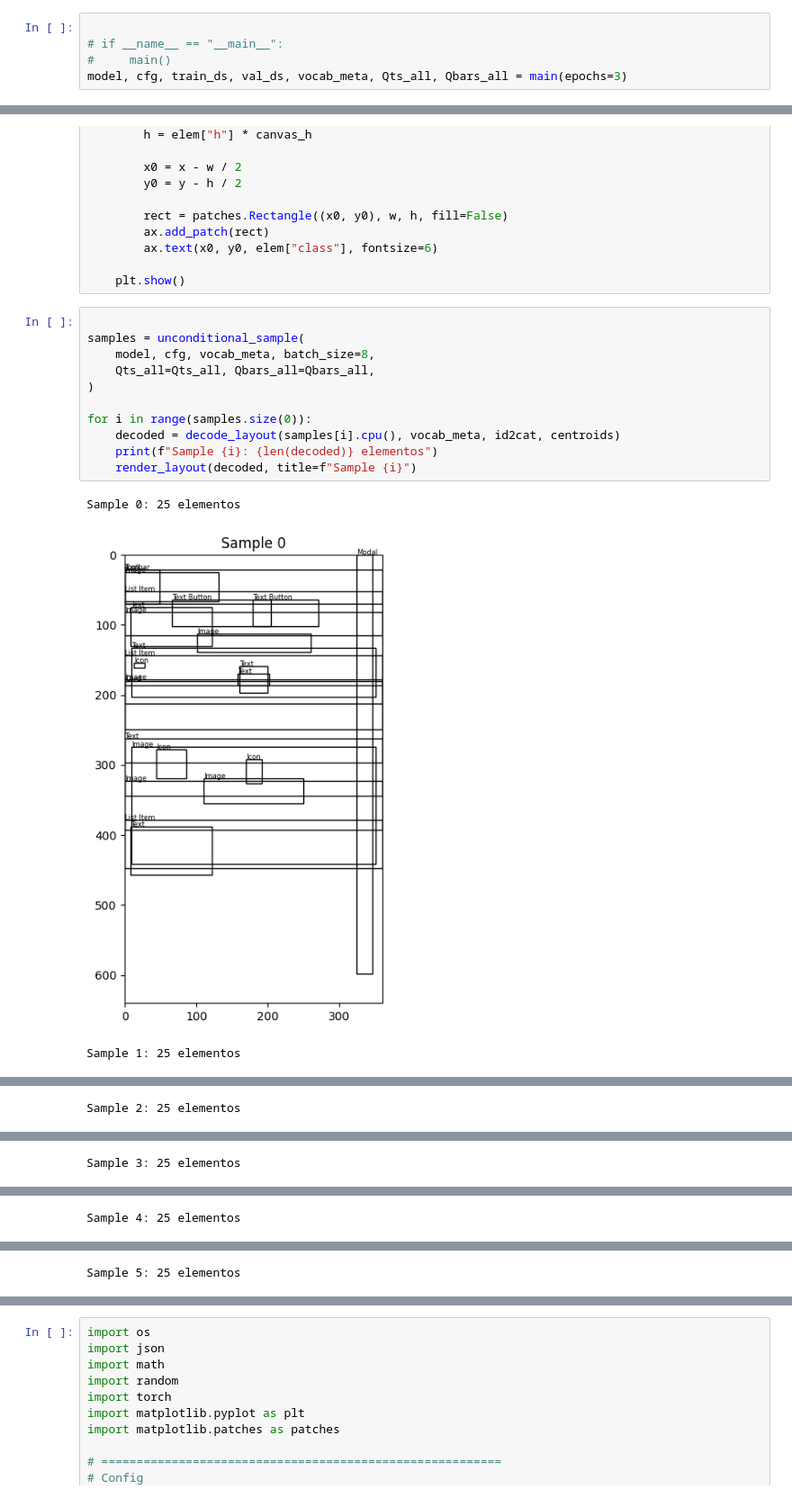
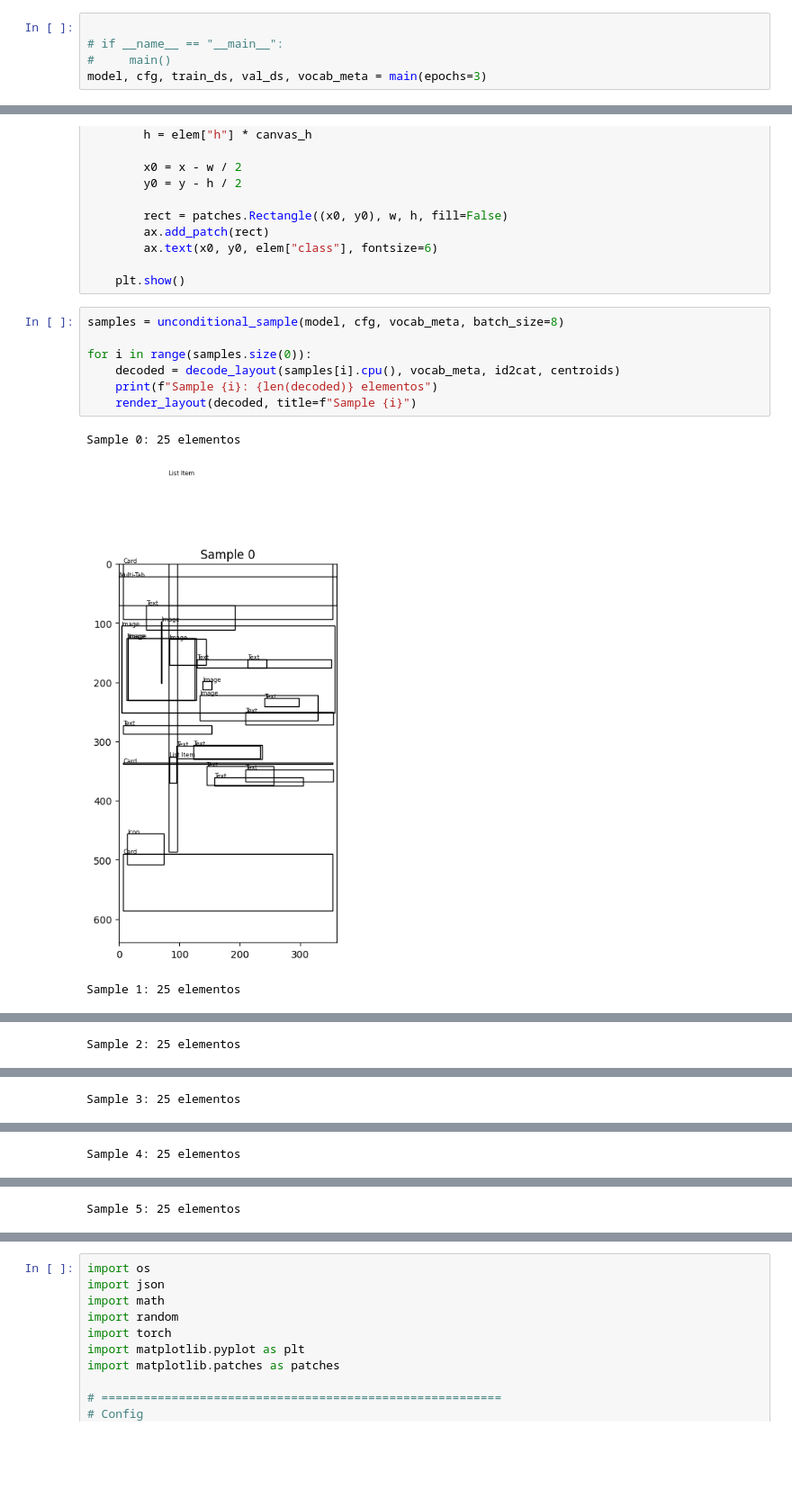
Before and after one commit to pedroporras/AutoLayoutDM, a Jupyter notebook: rico_layoutdm/LayoutDM_(iter4_blueprint).ipynb, the cells around one changed output, grey strips where cells are left out. Shown at 90% size. Saved outputs shown, nothing was run; the diff lists cells and outputs as text; blank space fills up the shorter version.

```diff
--- a/rico_layoutdm/LayoutDM_(iter4_blueprint).ipynb
+++ b/rico_layoutdm/LayoutDM_(iter4_blueprint).ipynb
@@ -793,7 +728,7 @@ def main(
 
 # if __name__ == "__main__":
 #     main()
-model, cfg, train_ds, val_ds, vocab_meta, Qts_all, Qbars_all = main(epochs=3)
+model, cfg, train_ds, val_ds, vocab_meta = main(epochs=3)
 # %% [output]
 Device: cuda
 Loading real artifacts from: /content/layoutdm_rico_tokens
@@ -948,17 +883,13 @@ def render_layout(decoded, canvas_w=360, canvas_h=640, title="Generated Layout")
 
     plt.show()
 # %%
-
-samples = unconditional_sample(
-    model, cfg, vocab_meta, batch_size=8,
-    Qts_all=Qts_all, Qbars_all=Qbars_all,
-)
+samples = unconditional_sample(model, cfg, vocab_meta, batch_size=8)
 
 for i in range(samples.size(0)):
     decoded = decode_layout(samples[i].cpu(), vocab_meta, id2cat, centroids)
     print(f"Sample {i}: {len(decoded)} elementos")
     render_layout(decoded, title=f"Sample {i}")
 # %% [output]
 Sample 0: 25 elementos
-[figure, old version]
+[figure, new version]
 Sample 1: 25 elementos
```
Also changed, not shown: parts of 6 cells of this notebook.
